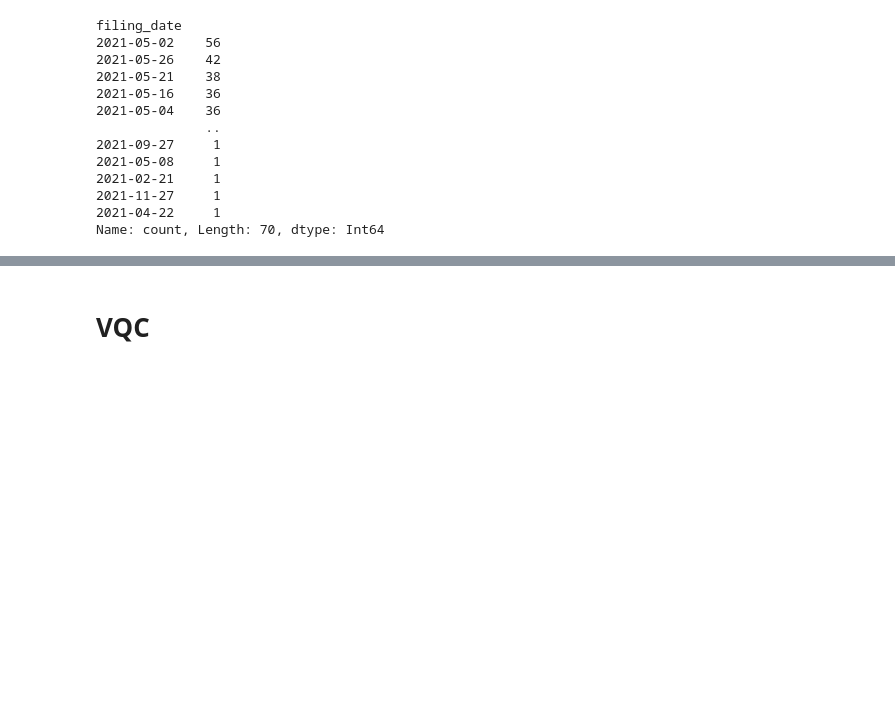
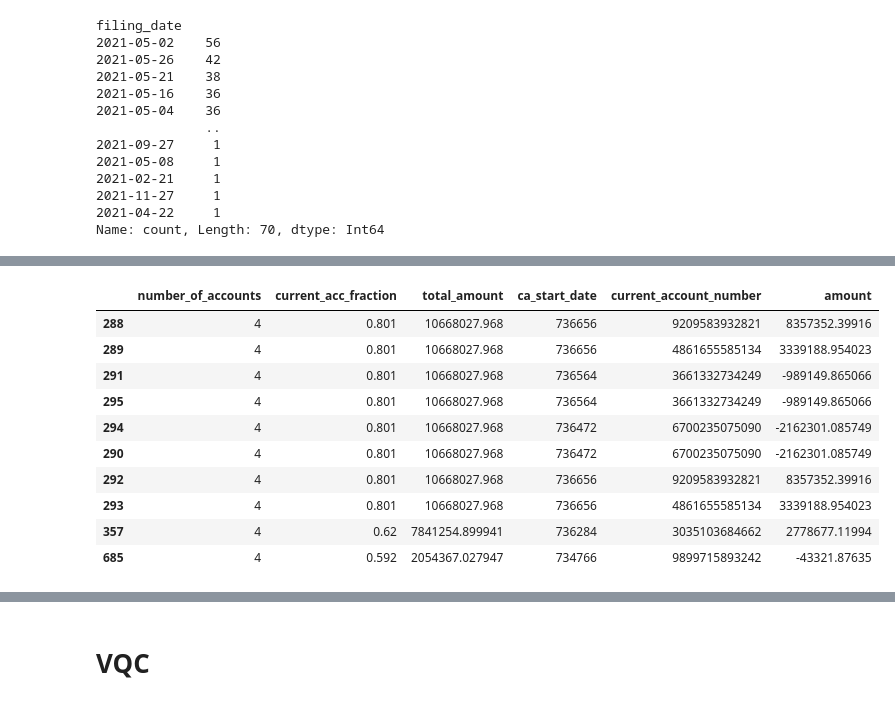
Before and after one commit to floatn/QML-for-finance, a Jupyter notebook: qml_code.ipynb, the cells around one changed output, grey strips where cells are left out. Saved outputs shown, nothing was run; the diff lists cells and outputs as text; code cells hidden in the pictures; blank space fills up the shorter version.

```diff
--- a/qml_code.ipynb
+++ b/qml_code.ipynb
@@ -1585,0 +1654,15 @@ cs4_df = cs3_df.copy()
+# %%
+cs4_df = cs4_df.drop(columns=['current_account_numbers',	'current_account_numbers_list'])
+cs4_df.sort_values(by='company_reg_number', ascending=False)[cs4_df.columns[178:184]].sort_values(by='number_of_accounts', ascending=False).head(10)
+# %% [output]
+|  | number_of_accounts | current_acc_fraction | total_amount | ca_start_date | current_account_number | amount |
+| 288 | 4 | 0.801 | 10668027.968 | 736656 | 9209583932821 | 8357352.39916 |
+| 289 | 4 | 0.801 | 10668027.968 | 736656 | 4861655585134 | 3339188.954023 |
+| 291 | 4 | 0.801 | 10668027.968 | 736564 | 3661332734249 | -989149.865066 |
+| 295 | 4 | 0.801 | 10668027.968 | 736564 | 3661332734249 | -989149.865066 |
+| 294 | 4 | 0.801 | 10668027.968 | 736472 | 6700235075090 | -2162301.085749 |
+| 290 | 4 | 0.801 | 10668027.968 | 736472 | 6700235075090 | -2162301.085749 |
+| 292 | 4 | 0.801 | 10668027.968 | 736656 | 9209583932821 | 8357352.39916 |
+| 293 | 4 | 0.801 | 10668027.968 | 736656 | 4861655585134 | 3339188.954023 |
+| 357 | 4 | 0.62 | 7841254.899941 | 736284 | 3035103684662 | 2778677.11994 |
+| 685 | 4 | 0.592 | 2054367.027947 | 734766 | 9899715893242 | -43321.87635 |
```
Also changed, not shown: parts of 23 cells of this notebook.
